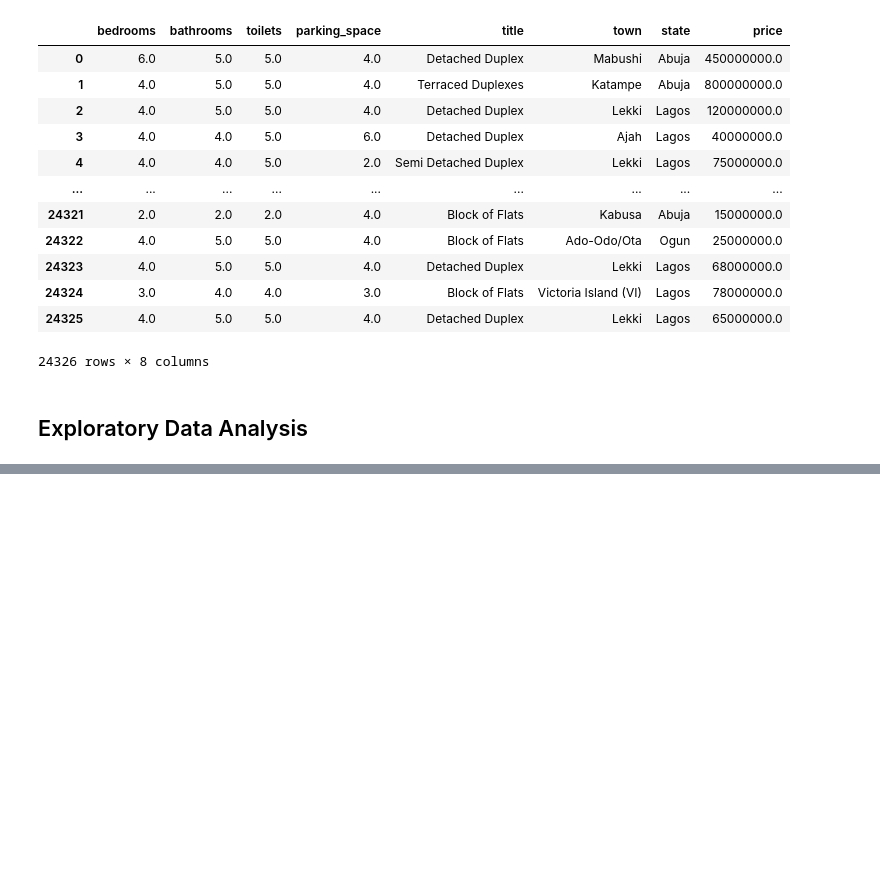
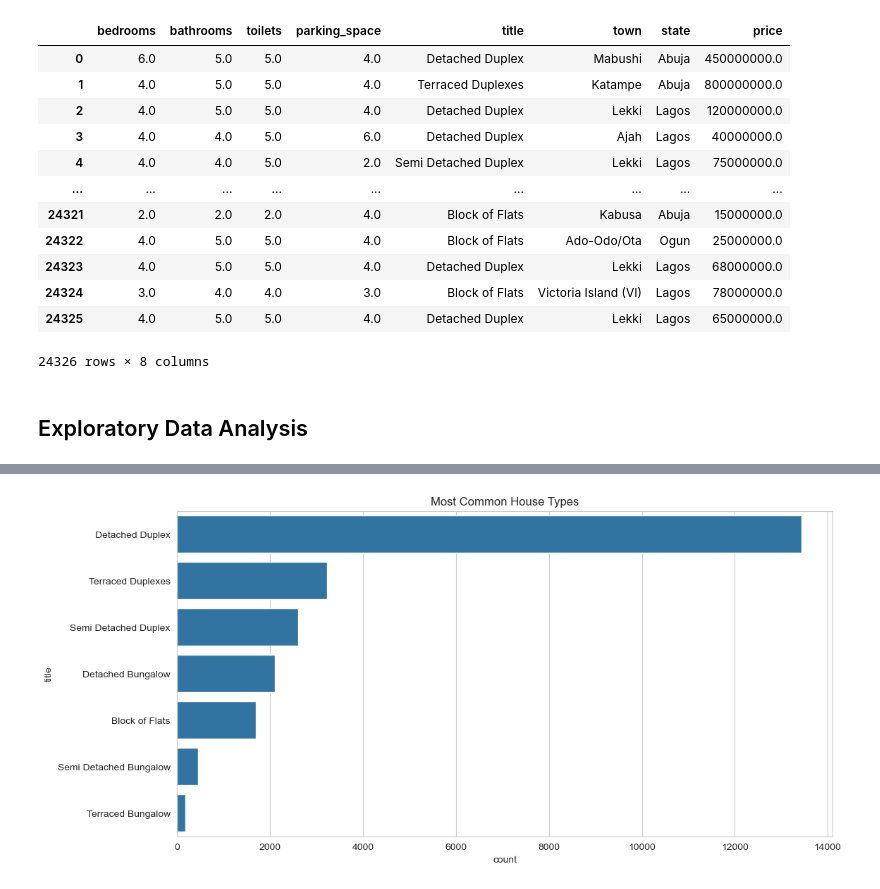
Before and after one commit to kingksjo/ng_houses, a Jupyter notebook: houses_research.ipynb, the cells around one changed output, grey strips where cells are left out. Drawn from its saved outputs; the diff is of its cells as text; code cells hidden in the pictures; blank space fills up the shorter version.

```diff
--- a/houses_research.ipynb
+++ b/houses_research.ipynb
@@ -94,0 +114,7 @@ plt.xticks(rotation=45)
+# %%
+plt.figure(figsize=(12, 6))
+sns.countplot(data=data["title"], order=data["title"].value_counts().index)
+plt.title("Most Common House Types")
+plt.show()
+# %% [output]
+[figure, added]
```
Also changed, not shown: parts of 12 cells of this notebook.
